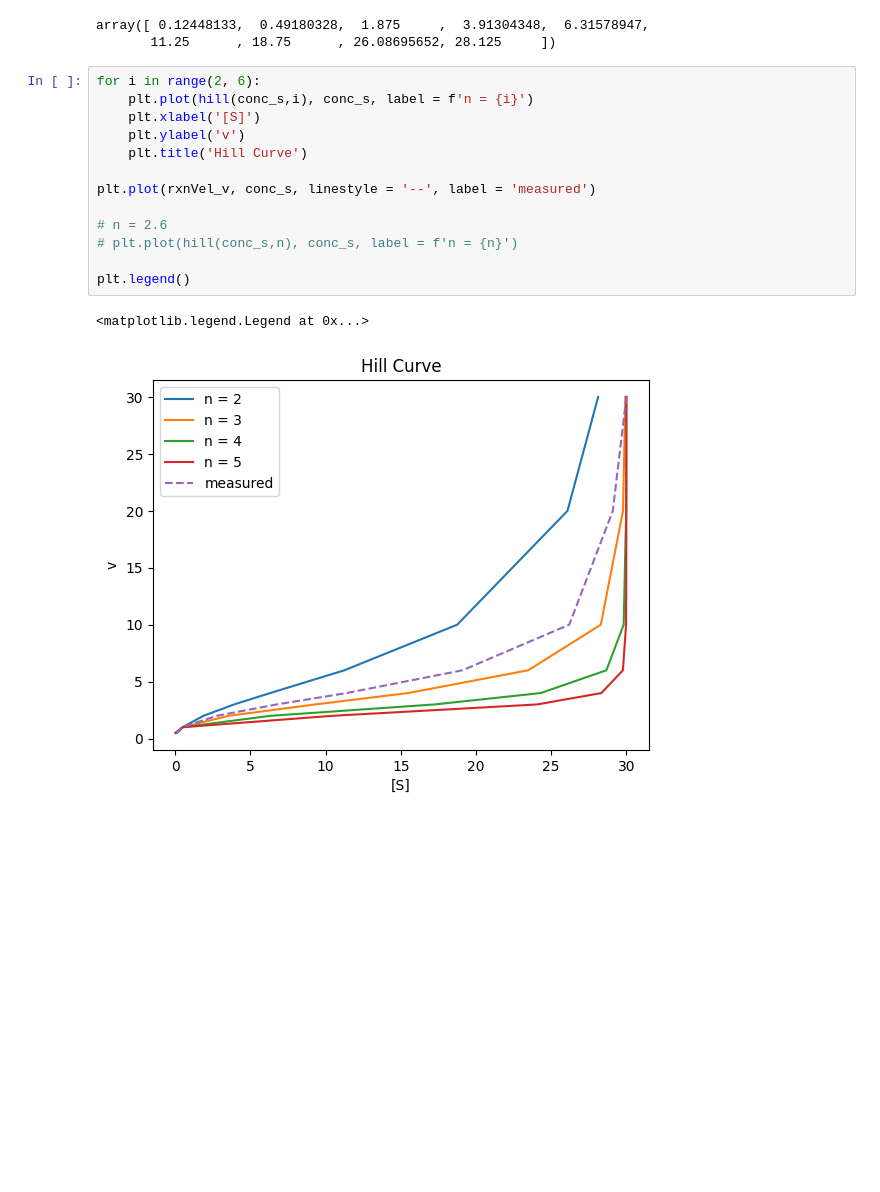
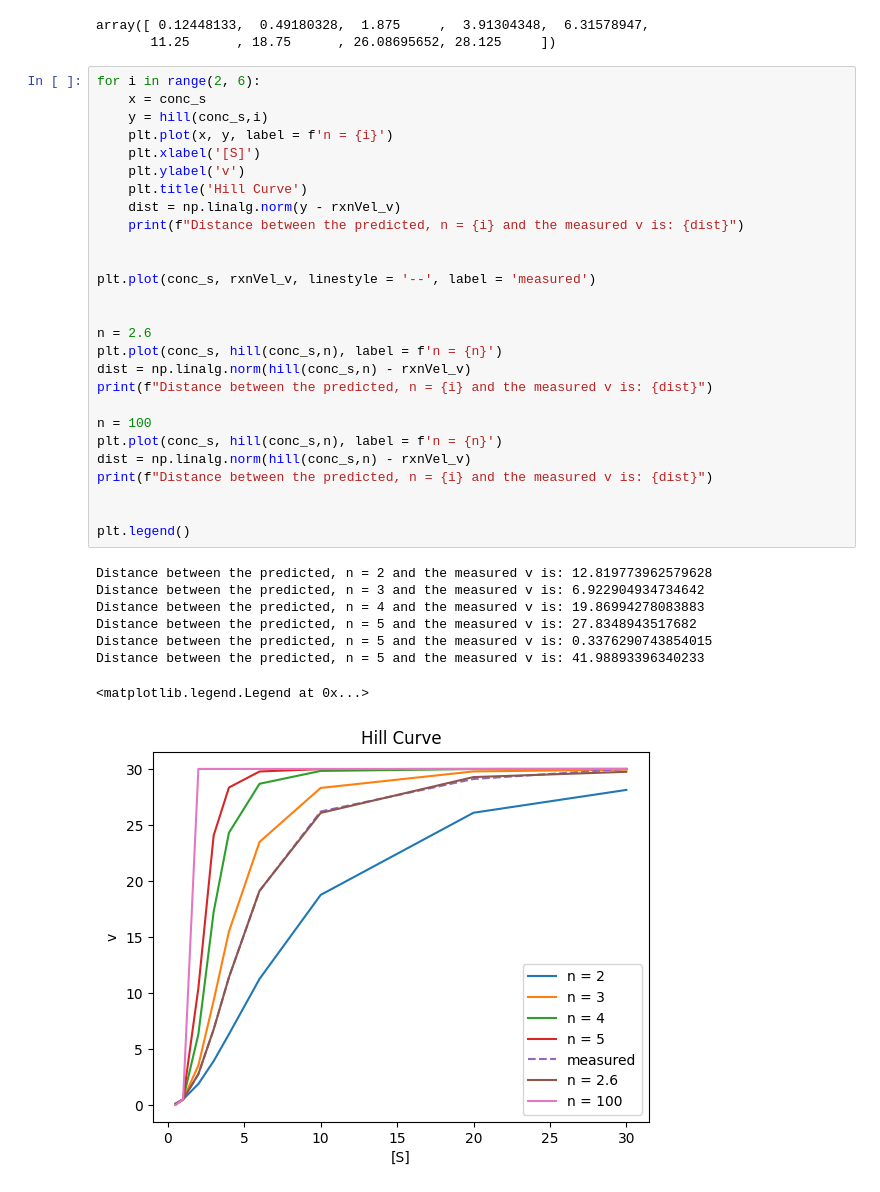
Before and after one commit to FunProgger/Uni, a Jupyter notebook: BIOMENG 261/Lab1/biomeng261_lab1_2024_p2.ipynb, the cells around one changed output. Saved outputs shown, nothing was run; the diff lists cells and outputs as text; blank space fills up the shorter version.

```diff
--- a/BIOMENG 261/Lab1/biomeng261_lab1_2024_p2.ipynb
+++ b/BIOMENG 261/Lab1/biomeng261_lab1_2024_p2.ipynb
@@ -37,17 +37,37 @@ array([ 0.12448133,  0.49180328,  1.875     ,  3.91304348,  6.31578947,
        11.25      , 18.75      , 26.08695652, 28.125     ])
 # %%
 for i in range(2, 6):
-    plt.plot(hill(conc_s,i), conc_s, label = f'n = {i}')
+    x = conc_s
+    y = hill(conc_s,i)
+    plt.plot(x, y, label = f'n = {i}')
     plt.xlabel('[S]')
     plt.ylabel('v')
     plt.title('Hill Curve')
+    dist = np.linalg.norm(y - rxnVel_v)
+    print(f"Distance between the predicted, n = {i} and the measured v is: {dist}")
 
-plt.plot(rxnVel_v, conc_s, linestyle = '--', label = 'measured')
 
-# n = 2.6
-# plt.plot(hill(conc_s,n), conc_s, label = f'n = {n}')
+plt.plot(conc_s, rxnVel_v, linestyle = '--', label = 'measured')
+
+
+n = 2.6
+plt.plot(conc_s, hill(conc_s,n), label = f'n = {n}')
+dist = np.linalg.norm(hill(conc_s,n) - rxnVel_v)
+print(f"Distance between the predicted, n = {i} and the measured v is: {dist}")
+
+n = 100
+plt.plot(conc_s, hill(conc_s,n), label = f'n = {n}')
+dist = np.linalg.norm(hill(conc_s,n) - rxnVel_v)
+print(f"Distance between the predicted, n = {i} and the measured v is: {dist}")
+
 
 plt.legend()
 # %% [output]
-<matplotlib.legend.Legend at 0x...>
+Distance between the predicted, n = 2 and the measured v is: 12.819773962579628
+Distance between the predicted, n = 3 and the measured v is: 6.922904934734642
+Distance between the predicted, n = 4 and the measured v is: 19.86994278083883
+Distance between the predicted, n = 5 and the measured v is: 27.8348943517682
+Distance between the predicted, n = 5 and the measured v is: 0.3376290743854015
+Distance between the predicted, n = 5 and the measured v is: 41.98893396340233
+<matplotlib.legend.Legend at 0x...>
-[figure, old version]
+[figure, new version]
```
Also changed, not shown: parts of 1 cell of this notebook, 3 other files.
